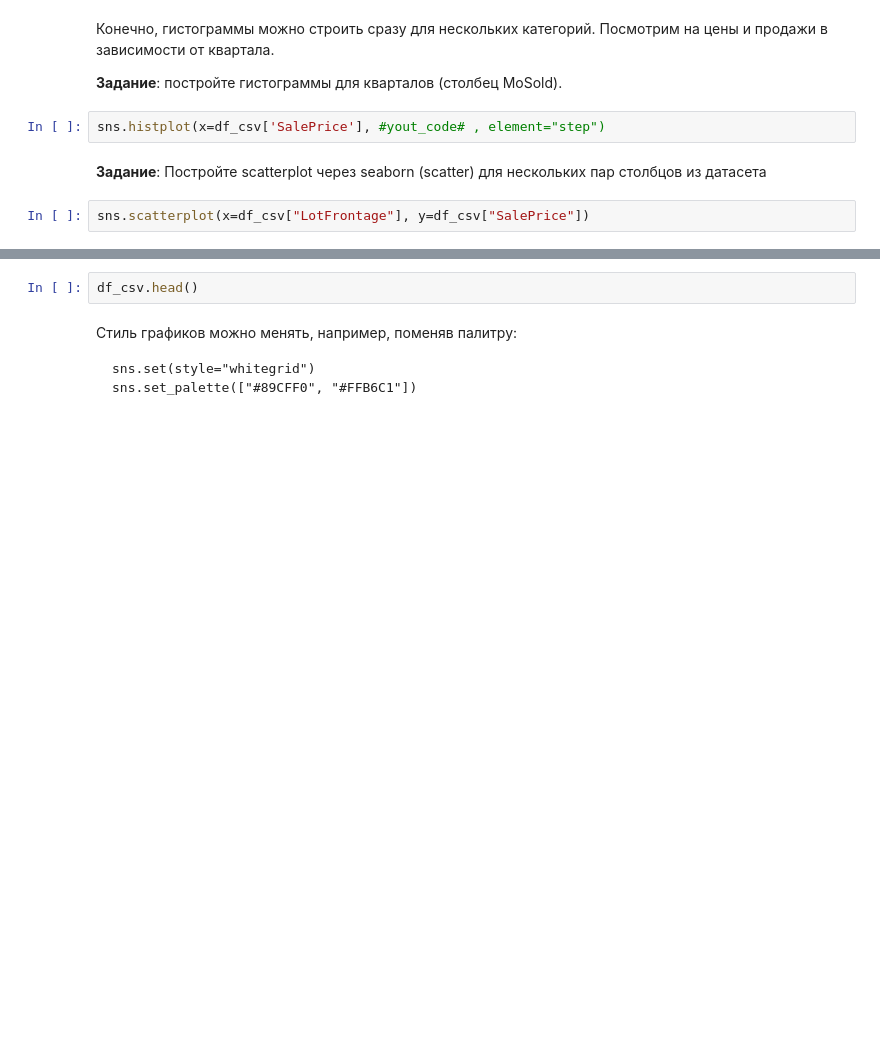
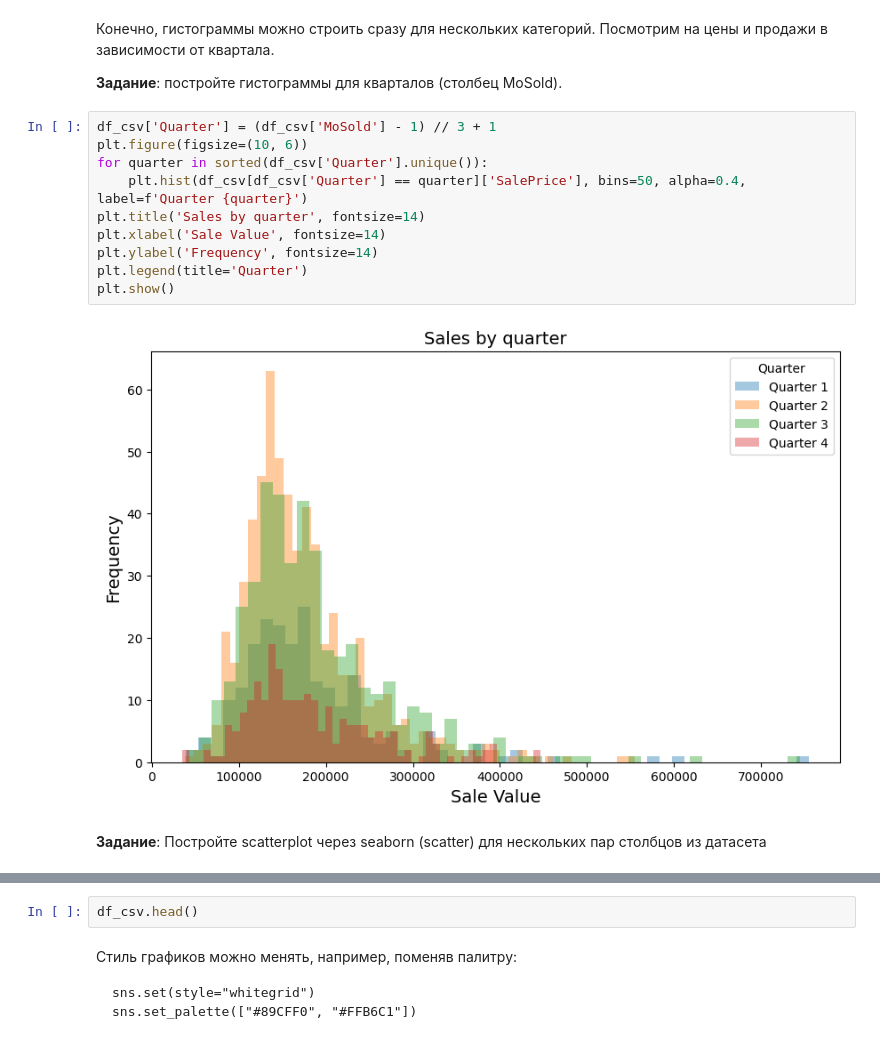
Before and after one commit to NikiTaku1/spbu-ai-fundamentals, a Jupyter notebook: practicum_1/practicum_1.ipynb, the cells around one changed output, grey strips where cells are left out. Drawn from its saved outputs; the diff is of its cells as text; blank space fills up the shorter version.

```diff
--- a/practicum_1/practicum_1.ipynb
+++ b/practicum_1/practicum_1.ipynb
@@ -1290,9 +1393,17 @@ ModuleNotFoundError: No module named 'seaborn'
 Конечно, гистограммы можно строить сразу для нескольких категорий. Посмотрим на цены и продажи в зависимости от квартала.
 
 **Задание**: постройте гистограммы для кварталов (столбец MoSold).
-# %%
-sns.histplot(x=df_csv['SalePrice'], #yout_code# , element="step")
+# %%
+df_csv['Quarter'] = (df_csv['MoSold'] - 1) // 3 + 1
+plt.figure(figsize=(10, 6))
+for quarter in sorted(df_csv['Quarter'].unique()):
+    plt.hist(df_csv[df_csv['Quarter'] == quarter]['SalePrice'], bins=50, alpha=0.4, label=f'Quarter {quarter}')
+plt.title('Sales by quarter', fontsize=14)
+plt.xlabel('Sale Value', fontsize=14)
+plt.ylabel('Frequency', fontsize=14)
+plt.legend(title='Quarter')
+plt.show()
+# %% [output]
+[figure, added]
 # %% [markdown]
 **Задание**: Постройте scatterplot через seaborn (scatter) для нескольких пар столбцов из датасета
-# %%
-sns.scatterplot(x=df_csv["LotFrontage"], y=df_csv["SalePrice"])
```
Also changed, not shown: parts of 59 cells of this notebook.
